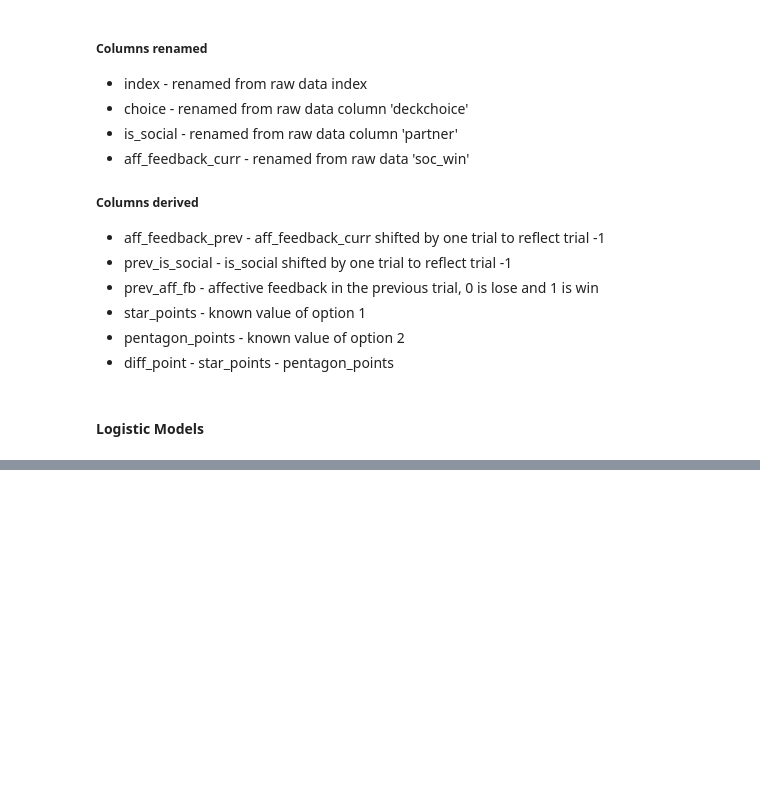
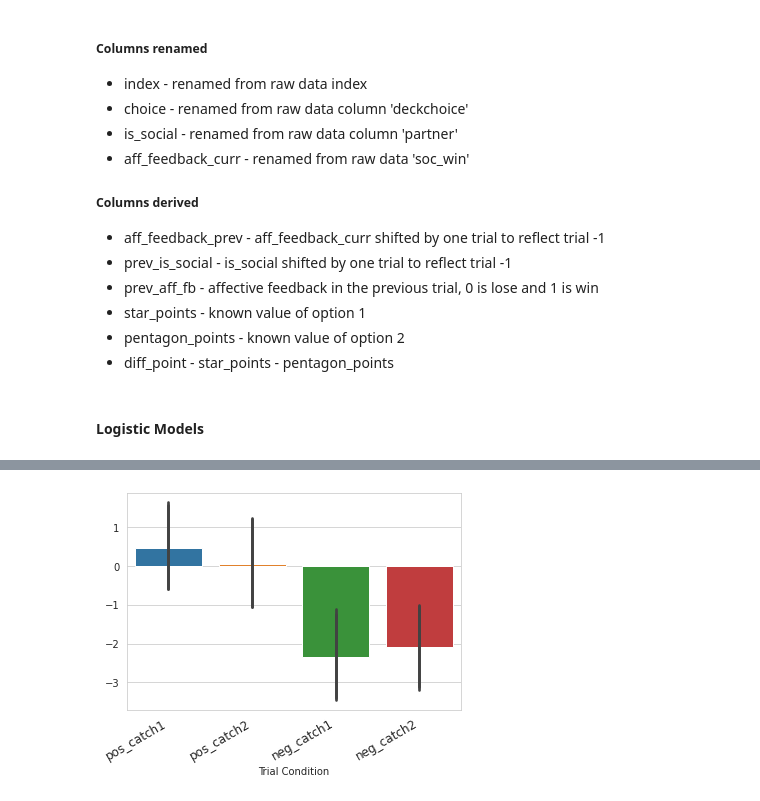
Before and after one commit to CalebRHaynes/reward-signals, a Jupyter notebook: rutgers_socreward.ipynb, the cells around one changed output, grey strips where cells are left out. Saved outputs shown, nothing was run; the diff lists cells and outputs as text; code cells hidden in the pictures; blank space fills up the shorter version.

```diff
--- a/rutgers_socreward.ipynb
+++ b/rutgers_socreward.ipynb
@@ -156,0 +230,30 @@ for i in subject_list:
+# %%
+all_df = pd.DataFrame()
+
+for i in subject_list:
+    df = catch_ratings(Subject(i))
+    pos_words = df[df['word_valence'] == 1]
+    neg_words = df[df['word_valence'] == 0]
+
+    #plot 2
+    pos_catch1 = pos_words[pos_words['is_catch'] == 1].rating.mean()
+    pos_catch2 = pos_words[pos_words['is_catch'] == 2].rating.mean()
+
+    neg_catch1 = neg_words[neg_words['is_catch'] == 1].rating.mean()
+    neg_catch2 = neg_words[neg_words['is_catch'] == 2].rating.mean()
+
+    x = [pos_catch1, pos_catch2, neg_catch1, neg_catch2]
+
+    all_df[i] = x
+
+df = all_df.transpose()
+
+df.columns = ['pos_catch1',
+              'pos_catch2',
+              'neg_catch1',
+              'neg_catch2'
+]
+
+plotbot(df)
+# %% [output]
+[figure, added]
```
Also changed, not shown: parts of 10 cells of this notebook, 1 other file.
